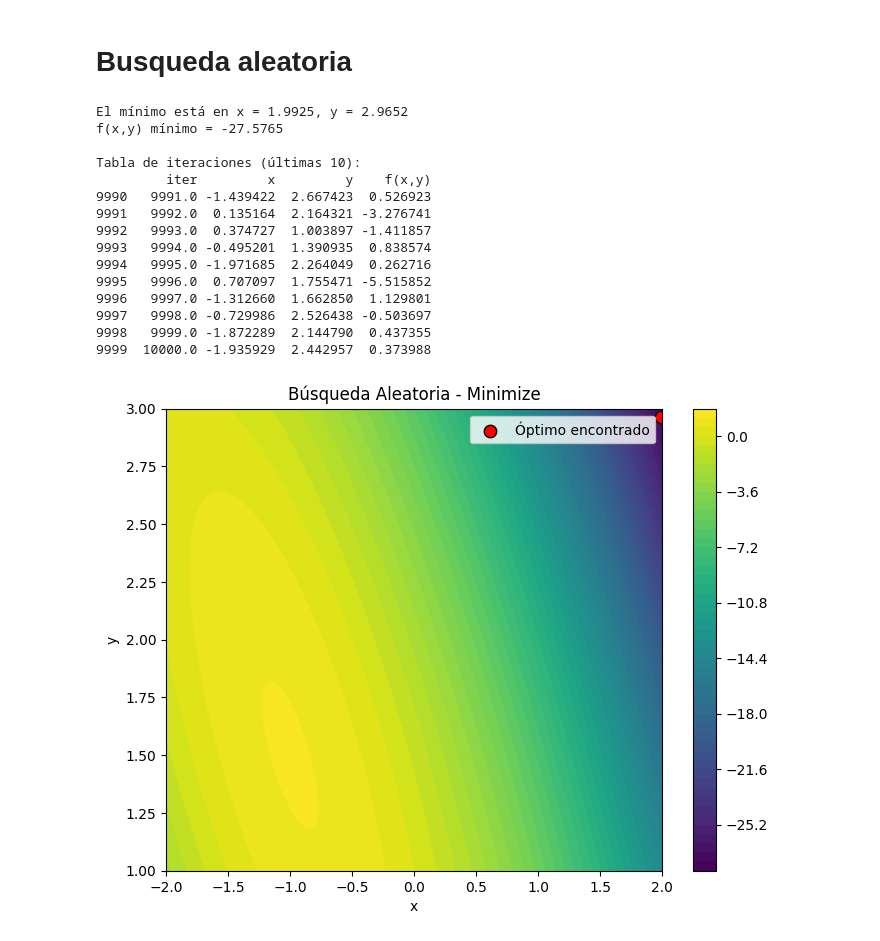
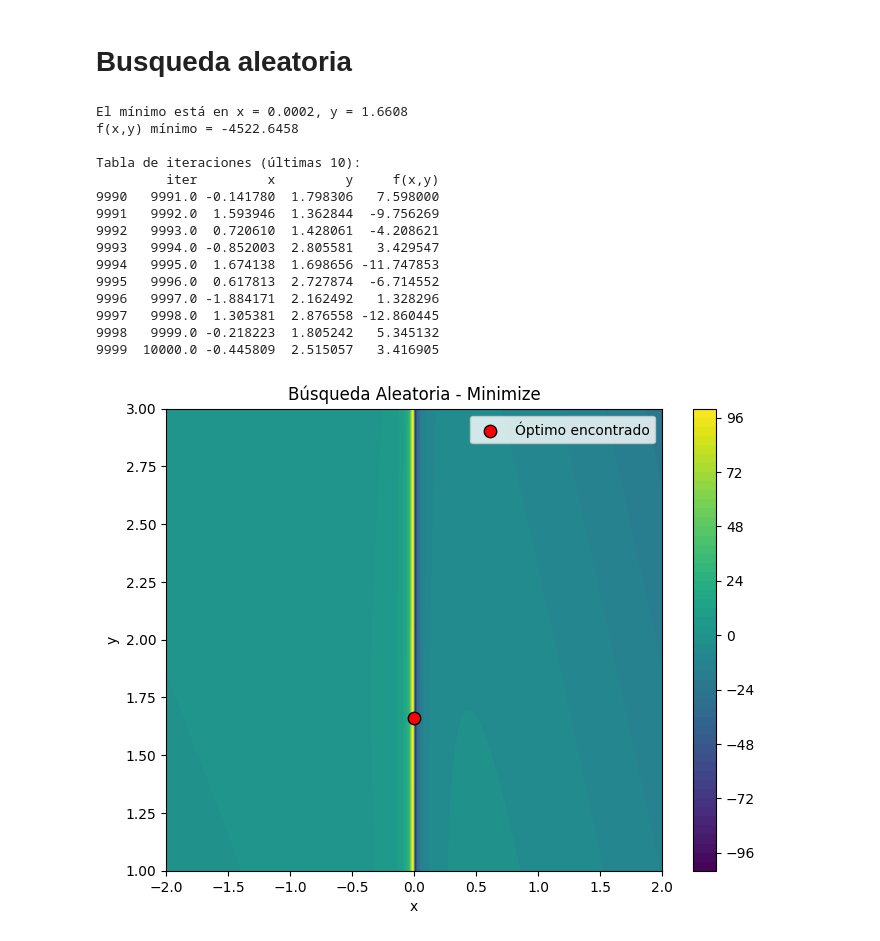
Before and after one commit to danielBrand12/optimization-20252, a Jupyter notebook: optimizacion.ipynb, the cells around one changed output. Drawn from its saved outputs; the diff is of its cells as text; code cells hidden in the pictures.

Commit message:
Implement code changes to enhance functionality and improve performance

```diff
--- a/optimizacion.ipynb
+++ b/optimizacion.ipynb
@@ -588,7 +596,7 @@ import matplotlib.pyplot as plt
 
 # Función objetivo
 def f(x, y):
-    return y - x - 2*x**2 - 2*x*y - y**2
+    return np.sin(y) - x**(-1) - 2*x**2 - 2*x*y - y**1/2
 
 def busqueda_aleatoria(f, xl, xu, yl, yu, n_iter, method="maximize"):
     results = pd.DataFrame(columns=["iter", "x", "y", "f(x,y)"])
@@ -628,44 +636,90 @@ best_x, best_y, best_f, df = busqueda_aleatoria(f, xl, xu, yl, yu, n_iter, metho
 
 if method == "maximize":
     print(f"El máximo está en x = {best_x:.4f}, y = {best_y:.4f}")
     print(f"f(x,y) máximo = {best_f:.4f}")
 else:
     print(f"El mínimo está en x = {best_x:.4f}, y = {best_y:.4f}")
     print(f"f(x,y) mínimo = {best_f:.4f}")
 
 print("\nTabla de iteraciones (últimas 10):")
 print(df.tail(10))
 
 
 # --- Gráfica ---
 X = np.linspace(xl, xu, 200)
 Y = np.linspace(yl, yu, 200)
 X, Y = np.meshgrid(X, Y)
 Z = f(X, Y)
 
 plt.figure(figsize=(8,6))
 cp = plt.contourf(X, Y, Z, levels=50, cmap="viridis")
 plt.colorbar(cp)
 plt.scatter(best_x, best_y, color="red", s=80, edgecolors="black", label="Óptimo encontrado")
 plt.xlabel("x")
 plt.ylabel("y")
 plt.title(f"Búsqueda Aleatoria - {method.capitalize()}")
 plt.legend()
 plt.show()
+
+
+def plot_3d_function(x_values, y_values, function_values, title="Graph of f(x,y)"):
+    """
+    Create a 3D surface plot of a function f(x,y).
+
+    Args:
+        x_values (numpy.ndarray): 1D array of x-axis values.
+        y_values (numpy.ndarray): 1D array of y-axis values.
+        function_values (numpy.ndarray): 2D array of function values f(x,y).
+        title (str, optional): Title for the plot. Defaults to "Graph of f(x,y)".
+
+    Returns:
+        None: Displays the 3D plot.
+    """
+    fig = plt.figure(figsize=(10, 8))
+    ax = fig.add_subplot(111, projection='3d')
+
+    # Create meshgrid for 3D plotting
+    X, Y = np.meshgrid(x_values, y_values)
+
+    # Plot the surface
+    surf = ax.plot_surface(X, Y, function_values, cmap='viridis',
+                          edgecolor='none', alpha=0.8)
+
+    # Add labels and title
+    ax.set_xlabel('x')
+    ax.set_ylabel('y')
+    ax.set_zlabel('f(x,y)')
+    ax.set_title(title)
+
+    # Add a color bar
+    fig.colorbar(surf, ax=ax, shrink=0.5, aspect=5)
+
+    plt.show()
+
+# Define x and y ranges
+x = np.linspace(-2, 2, 100)
+y = np.linspace(1, 3, 100)
+
+# Create meshgrid and calculate function values
+X, Y = np.meshgrid(x, y)
+Z = f(X, Y)  # Assuming fxy can handle 2D array inputs
+
+# Create the 3D plot
+plot_3d_function(x, y, Z, title='3D Surface Plot of f(x,y)')
 # %% [output]
-El mínimo está en x = 1.9925, y = 2.9652
-f(x,y) mínimo = -27.5765
+El mínimo está en x = 0.0002, y = 1.6608
+f(x,y) mínimo = -4522.6458
 
 Tabla de iteraciones (últimas 10):
-         iter         x         y    f(x,y)
-9990   9991.0 -1.439422  2.667423  0.526923
-9991   9992.0  0.135164  2.164321 -3.276741
-9992   9993.0  0.374727  1.003897 -1.411857
-9993   9994.0 -0.495201  1.390935  0.838574
-9994   9995.0 -1.971685  2.264049  0.262716
-9995   9996.0  0.707097  1.755471 -5.515852
-9996   9997.0 -1.312660  1.662850  1.129801
-9997   9998.0 -0.729986  2.526438 -0.503697
-9998   9999.0 -1.872289  2.144790  0.437355
-9999  10000.0 -1.935929  2.442957  0.373988
+         iter         x         y     f(x,y)
+9990   9991.0 -0.141780  1.798306   7.598000
+9991   9992.0  1.593946  1.362844  -9.756269
+9992   9993.0  0.720610  1.428061  -4.208621
+9993   9994.0 -0.852003  2.805581   3.429547
+9994   9995.0  1.674138  1.698656 -11.747853
+9995   9996.0  0.617813  2.727874  -6.714552
+9996   9997.0 -1.884171  2.162492   1.328296
+9997   9998.0  1.305381  2.876558 -12.860445
+9998   9999.0 -0.218223  1.805242   5.345132
+9999  10000.0 -0.445809  2.515057   3.416905
-[figure, old version]
+[figure, new version]
```
Also changed, not shown: parts of 6 cells of this notebook.
